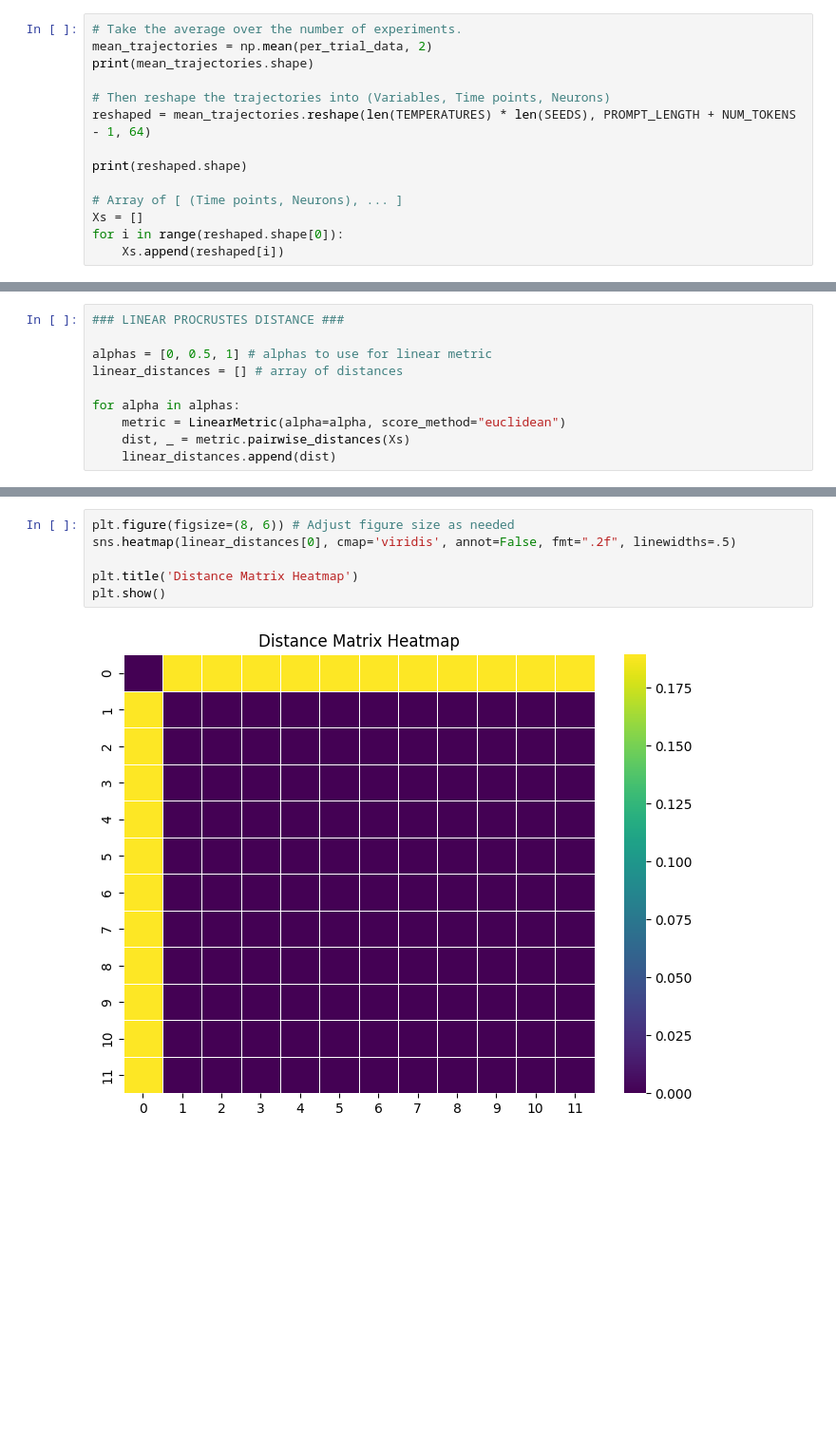
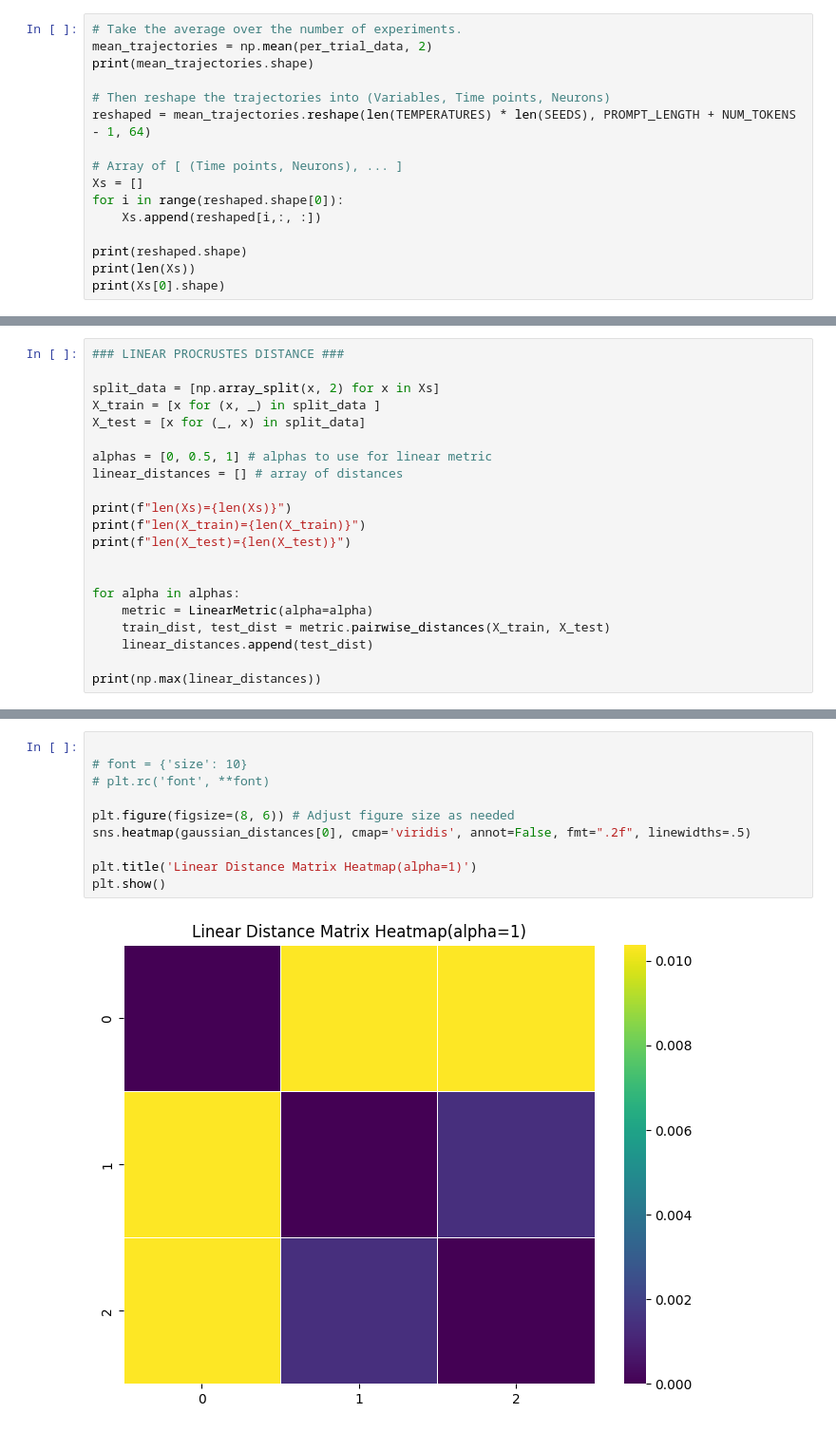
Before and after one commit to joshstallings/NEUR310, a Jupyter notebook: Experiments/data_analysis.ipynb, the cells around one changed output, grey strips where cells are left out. Shown: that part at 95% size. Drawn from its saved outputs; the diff is of its cells as text; blank space fills up the shorter version.

Commit message:
Redid how I calculate the linear procrustes distance. Trying to see if I can do something similar with the Gaussian metric.

```diff
--- a/Experiments/data_analysis.ipynb
+++ b/Experiments/data_analysis.ipynb
@@ -36,10 +40,12 @@ print(mean_trajectories.shape)
 # Then reshape the trajectories into (Variables, Time points, Neurons)
 reshaped = mean_trajectories.reshape(len(TEMPERATURES) * len(SEEDS), PROMPT_LENGTH + NUM_TOKENS - 1, 64)
 
-print(reshaped.shape)
-
 # Array of [ (Time points, Neurons), ... ]
 Xs = []
 for i in range(reshaped.shape[0]):
-    Xs.append(reshaped[i])
+    Xs.append(reshaped[i,:, :])
+
+print(reshaped.shape)
+print(len(Xs))
+print(Xs[0].shape)
 # %% [output]
@@ -48,11 +99,22 @@ for i in range(reshaped.shape[0]):
 # %%
 ### LINEAR PROCRUSTES DISTANCE ###
+
+split_data = [np.array_split(x, 2) for x in Xs]
+X_train = [x for (x, _) in split_data ]
+X_test = [x for (_, x) in split_data]
 
 alphas = [0, 0.5, 1] # alphas to use for linear metric
 linear_distances = [] # array of distances
 
+print(f"len(Xs)={len(Xs)}")
+print(f"len(X_train)={len(X_train)}")
+print(f"len(X_test)={len(X_test)}")
+
+
 for alpha in alphas:
-    metric = LinearMetric(alpha=alpha, score_method="euclidean")
-    dist, _ = metric.pairwise_distances(Xs)
-    linear_distances.append(dist)
+    metric = LinearMetric(alpha=alpha)
+    train_dist, test_dist = metric.pairwise_distances(X_train, X_test)
+    linear_distances.append(test_dist)
+
+print(np.max(linear_distances))
 # %% [output]
@@ -97,8 +208,12 @@ dist, _ = metric.pairwise_distances(Xz)
 # %%
+
+# font = {'size': 10}
+# plt.rc('font', **font)
+
 plt.figure(figsize=(8, 6)) # Adjust figure size as needed
-sns.heatmap(linear_distances[0], cmap='viridis', annot=False, fmt=".2f", linewidths=.5)
+sns.heatmap(gaussian_distances[0], cmap='viridis', annot=False, fmt=".2f", linewidths=.5)
 
-plt.title('Distance Matrix Heatmap')
+plt.title('Linear Distance Matrix Heatmap(alpha=1)')
 plt.show()
 # %% [output]
-[figure, old version]
+[figure, new version]
```
Also changed, not shown: parts of 5 cells of this notebook.
